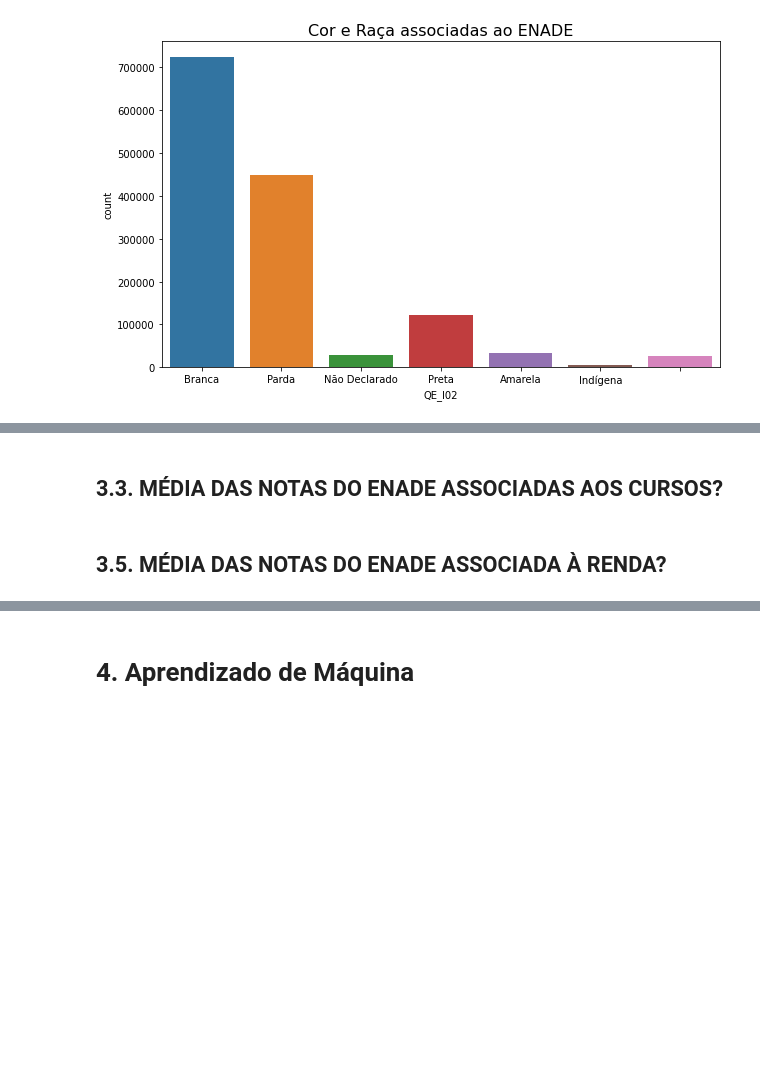
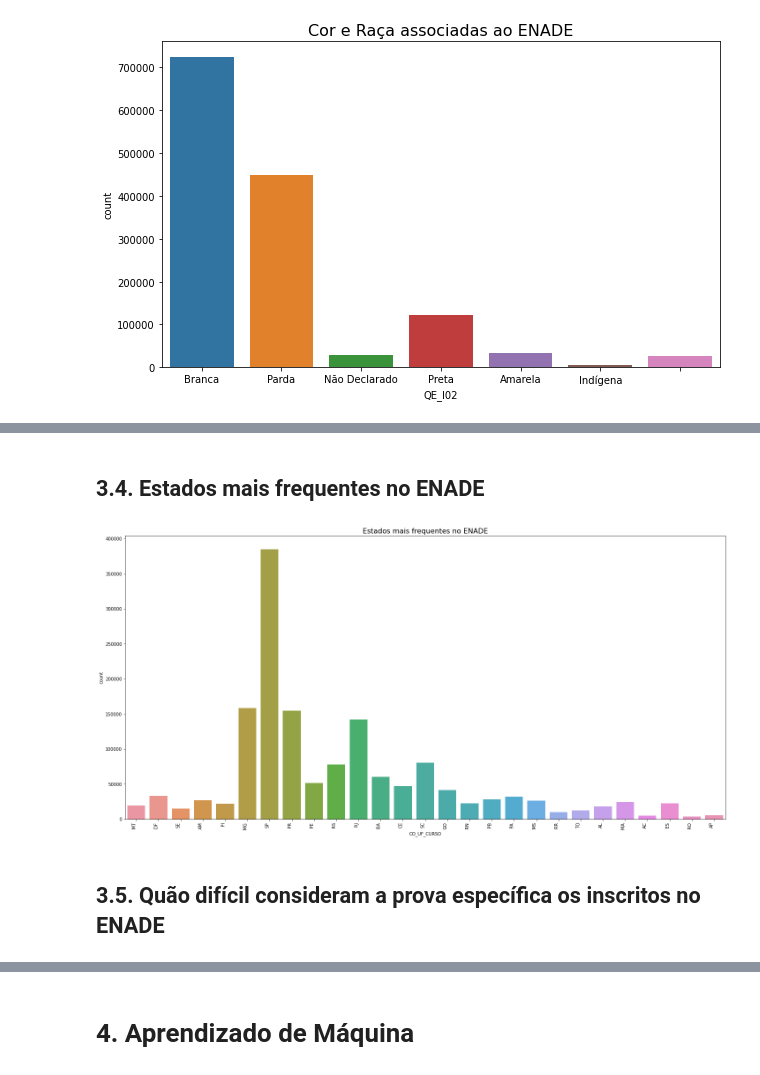
Before and after one commit to MelissapG/data-warehouse, a Jupyter notebook: prova-individual/DW-Prova_Individual.ipynb, the cells around one changed output, grey strips where cells are left out. Saved outputs shown, nothing was run; the diff lists cells and outputs as text; code cells hidden in the pictures; blank space fills up the shorter version.

```diff
--- a/prova-individual/DW-Prova_Individual.ipynb
+++ b/prova-individual/DW-Prova_Individual.ipynb
@@ -216,4 +217,20 @@ plt.show()
-# %% [markdown]
-## 3.3. MÉDIA DAS NOTAS DO ENADE ASSOCIADAS AOS CURSOS?
-# %% [markdown]
-## 3.5. MÉDIA DAS NOTAS DO ENADE ASSOCIADA À RENDA?
+# %% [markdown]
+## 3.4. Estados mais frequentes no ENADE
+# %%
+#modificando os valores das labels para amostragem
+estado = df['CO_UF_CURSO'].replace({12: "AC", 27: "AL", 16: "AP", 13: "AM", 29: "BA", 23: "CE", 53: "DF", 32: "ES", 52: "GO", 21: "MA",
+ 51: "MT", 50: "MS", 31: "MG", 15: "PA", 25: "PB",41: "PR", 26: "PE", 22: "PI", 24: "RN",
+ 43: "RS", 33: "RJ", 11: "RR", 14: "RO", 42: "SC", 35: "SP", 28: "SE", 17: "TO"})
+# %%
+plt.figure(figsize=(20,10))
+plt.title("Estados mais frequentes no ENADE", fontsize=16)
+
+ax = sns.countplot(x=estado)
+
+ax.set_xticklabels(ax.get_xticklabels(), rotation=90, ha="right")
+plt.tight_layout()
+plt.show()
+# %% [output]
+[figure, added]
+# %% [markdown]
+## 3.5. Quão difícil consideram a prova específica os inscritos no ENADE
```
Also changed, not shown: parts of 29 cells of this notebook.
